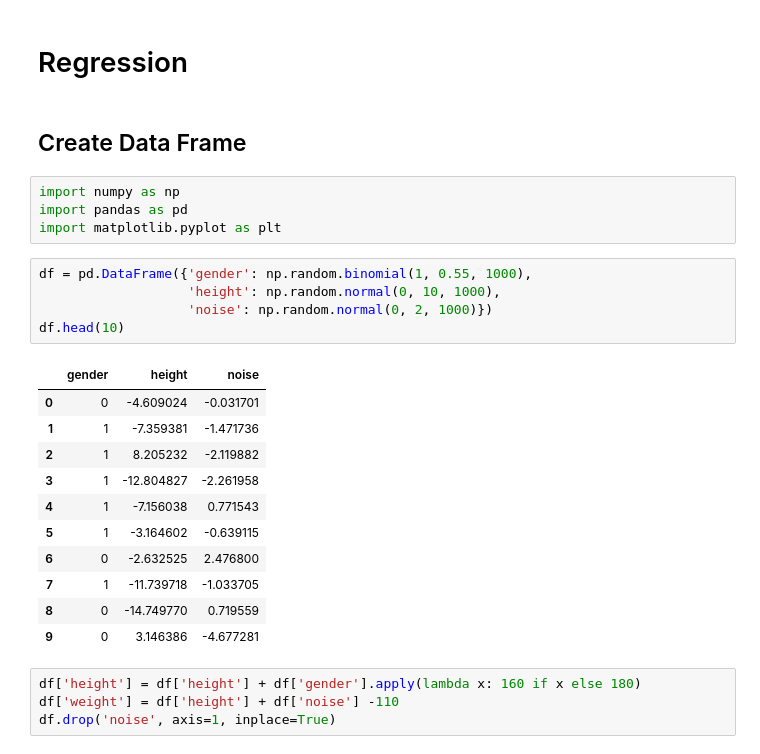
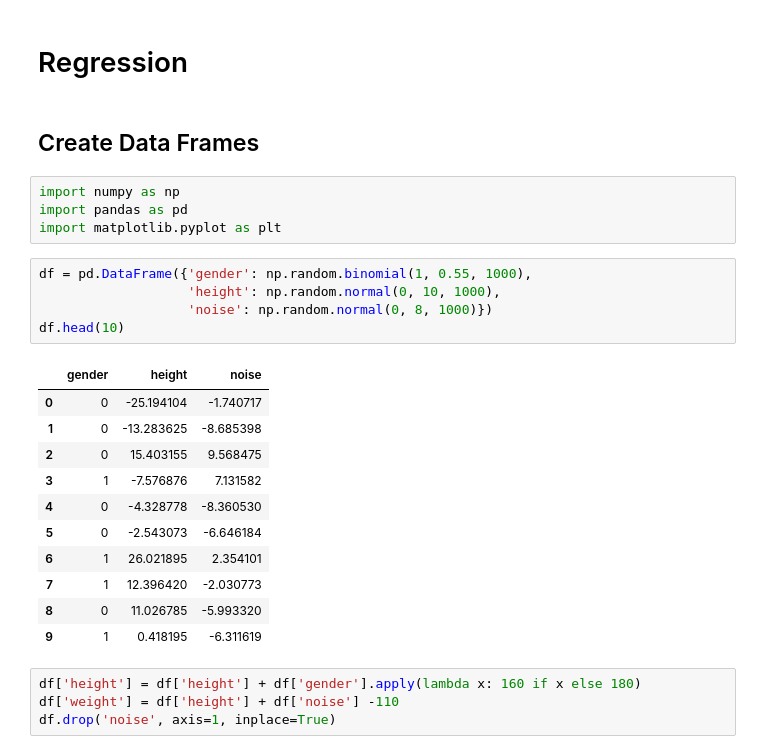
Before and after one commit to Biber76/MachineLearning, a Jupyter notebook: Regression.ipynb, the cells around one changed output. Saved outputs shown, nothing was run; the diff lists cells and outputs as text.

```diff
--- a/Regression.ipynb
+++ b/Regression.ipynb
@@ -1,7 +1,7 @@
 # %% [markdown]
 # Regression
 # %% [markdown]
-## Create Data Frame
+## Create Data Frames
 # %%
 import numpy as np
 import pandas as pd
@@ -9,20 +9,20 @@ import matplotlib.pyplot as plt
 # %%
 df = pd.DataFrame({'gender': np.random.binomial(1, 0.55, 1000),
                    'height': np.random.normal(0, 10, 1000),
-                   'noise': np.random.normal(0, 2, 1000)})
+                   'noise': np.random.normal(0, 8, 1000)})
 df.head(10)
 # %% [output]
 |  | gender | height | noise |
-| 0 | 0 | -4.609024 | -0.031701 |
-| 1 | 1 | -7.359381 | -1.471736 |
-| 2 | 1 | 8.205232 | -2.119882 |
-| 3 | 1 | -12.804827 | -2.261958 |
-| 4 | 1 | -7.156038 | 0.771543 |
-| 5 | 1 | -3.164602 | -0.639115 |
-| 6 | 0 | -2.632525 | 2.476800 |
-| 7 | 1 | -11.739718 | -1.033705 |
-| 8 | 0 | -14.749770 | 0.719559 |
-| 9 | 0 | 3.146386 | -4.677281 |
+| 0 | 0 | -25.194104 | -1.740717 |
+| 1 | 0 | -13.283625 | -8.685398 |
+| 2 | 0 | 15.403155 | 9.568475 |
+| 3 | 1 | -7.576876 | 7.131582 |
+| 4 | 0 | -4.328778 | -8.360530 |
+| 5 | 0 | -2.543073 | -6.646184 |
+| 6 | 1 | 26.021895 | 2.354101 |
+| 7 | 1 | 12.396420 | -2.030773 |
+| 8 | 0 | 11.026785 | -5.993320 |
+| 9 | 1 | 0.418195 | -6.311619 |
 # %%
 df['height'] = df['height'] + df['gender'].apply(lambda x: 160 if x else 180)
 df['weight'] = df['height'] + df['noise'] -110
```
Also changed, not shown: parts of 12 cells of this notebook.
